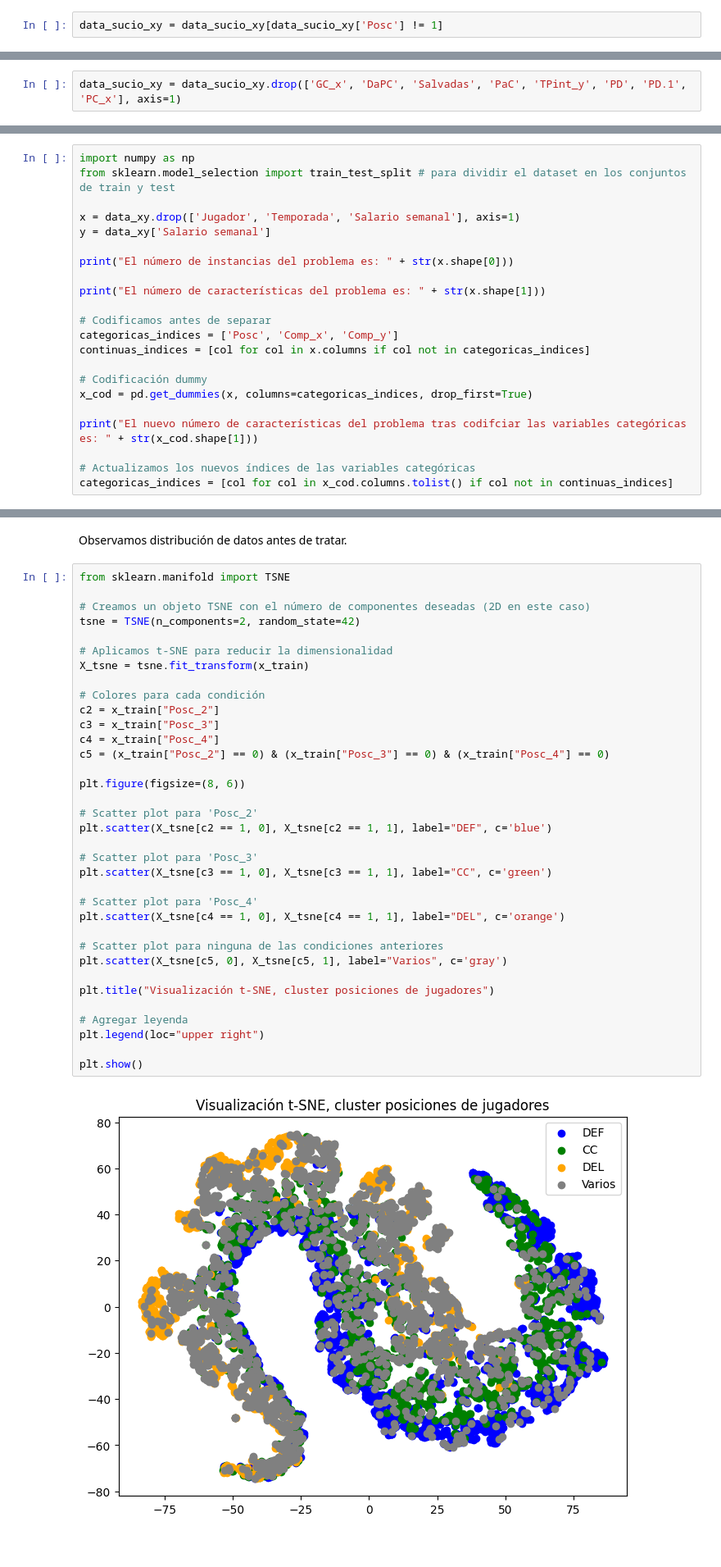
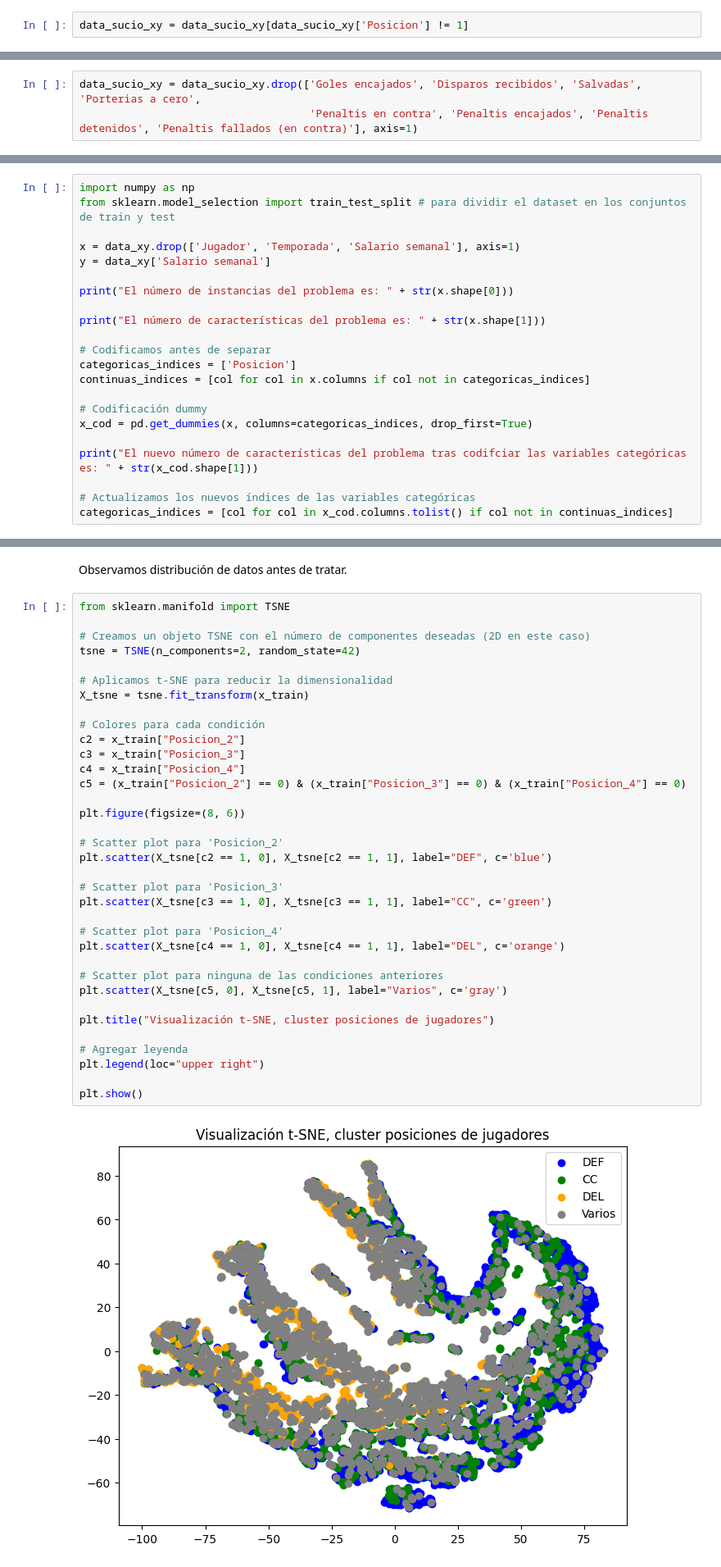
Before and after one commit to JMMelcrack/Predictive-models-applied-to-the-analysis-of-professional-footballers-wages, a Jupyter notebook: NoKeepersTraining.ipynb, the cells around one changed output, grey strips where cells are left out. Shown at 82% size. Cells and saved outputs as stored; diff of their text form.

```diff
--- a/NoKeepersTraining.ipynb
+++ b/NoKeepersTraining.ipynb
@@ -38,11 +38,12 @@ data_sucio_xy.head()
 # %% [markdown]
 Eliminamos a los porteros del conjunto.
 # %%
-data_sucio_xy = data_sucio_xy[data_sucio_xy['Posc'] != 1]
+data_sucio_xy = data_sucio_xy[data_sucio_xy['Posicion'] != 1]
 # %% [markdown]
 Eliminamos también las características relacionadas con ellos.
-# %%
-data_sucio_xy = data_sucio_xy.drop(['GC_x', 'DaPC', 'Salvadas', 'PaC', 'TPint_y', 'PD', 'PD.1', 'PC_x'], axis=1)
+# %%
+data_sucio_xy = data_sucio_xy.drop(['Goles encajados', 'Disparos recibidos', 'Salvadas', 'Porterias a cero',
+                                    'Penaltis en contra', 'Penaltis encajados', 'Penaltis detenidos', 'Penaltis fallados (en contra)'], axis=1)
 # %%
 nombres_de_columnas = data_sucio_xy.columns
 nombres_de_columnas
@@ -84,7 +92,7 @@ print("El número de instancias del problema es: " + str(x.shape[0]))
 print("El número de características del problema es: " + str(x.shape[1]))
 
 # Codificamos antes de separar
-categoricas_indices = ['Posc', 'Comp_x', 'Comp_y']
+categoricas_indices = ['Posicion']
 continuas_indices = [col for col in x.columns if col not in categoricas_indices]
 
 # Codificación dummy
@@ -418,40 +426,40 @@ Observamos distribución de datos antes de tratar.
 # %%
 from sklearn.manifold import TSNE
 
 # Creamos un objeto TSNE con el número de componentes deseadas (2D en este caso)
 tsne = TSNE(n_components=2, random_state=42)
 
 # Aplicamos t-SNE para reducir la dimensionalidad
 X_tsne = tsne.fit_transform(x_train)
 
 # Colores para cada condición
-c2 = x_train["Posc_2"]
-c3 = x_train["Posc_3"]
-c4 = x_train["Posc_4"]
-c5 = (x_train["Posc_2"] == 0) & (x_train["Posc_3"] == 0) & (x_train["Posc_4"] == 0)
+c2 = x_train["Posicion_2"]
+c3 = x_train["Posicion_3"]
+c4 = x_train["Posicion_4"]
+c5 = (x_train["Posicion_2"] == 0) & (x_train["Posicion_3"] == 0) & (x_train["Posicion_4"] == 0)
 
 plt.figure(figsize=(8, 6))
 
-# Scatter plot para 'Posc_2'
+# Scatter plot para 'Posicion_2'
 plt.scatter(X_tsne[c2 == 1, 0], X_tsne[c2 == 1, 1], label="DEF", c='blue')
 
-# Scatter plot para 'Posc_3'
+# Scatter plot para 'Posicion_3'
 plt.scatter(X_tsne[c3 == 1, 0], X_tsne[c3 == 1, 1], label="CC", c='green')
 
-# Scatter plot para 'Posc_4'
+# Scatter plot para 'Posicion_4'
 plt.scatter(X_tsne[c4 == 1, 0], X_tsne[c4 == 1, 1], label="DEL", c='orange')
 
 # Scatter plot para ninguna de las condiciones anteriores
 plt.scatter(X_tsne[c5, 0], X_tsne[c5, 1], label="Varios", c='gray')
 
 plt.title("Visualización t-SNE, cluster posiciones de jugadores")
 
 # Agregar leyenda
 plt.legend(loc="upper right")
 
 plt.show()
 # %% [output]
-[figure, old version]
+[figure, new version]
 # %% [markdown]
 Vemos que más o menos todos los clusters están juntos, voy a ir observando las distintas posiciones por separado para ver si puedo confirmarlo.
 # %%
```
Also changed, not shown: parts of 30 cells of this notebook, 1 other file.
